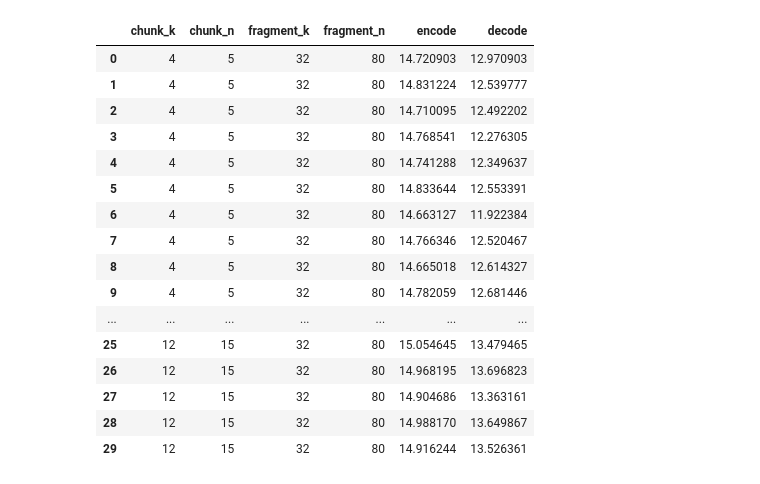
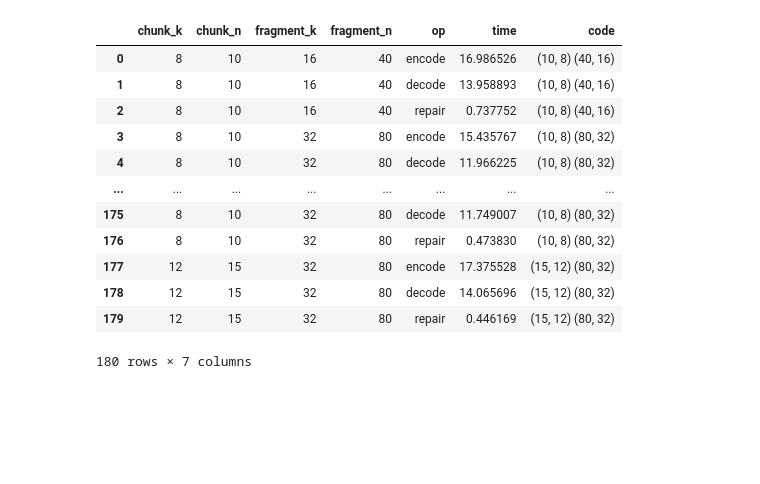
Before and after one commit to sgdxbc/esys, a Jupyter notebook: notebooks/coding-time.ipynb, the cells around one changed output. Drawn from its saved outputs; the diff is of its cells as text; code cells hidden in the pictures; blank space fills up the shorter version.

Commit message:
Update coding bench

```diff
--- a/notebooks/coding-time.ipynb
+++ b/notebooks/coding-time.ipynb
@@ -1,30 +1,27 @@
 # %%
 %config InlineBackend.figure_formats = ['svg']
 import pandas as pd
 import seaborn as sns
 from glob import glob
 sns.set_theme(style="ticks", font="Linux Biolinum O", font_scale=1.2)
 
-frames = [pd.read_csv(data) for data in glob('../coding-time_*.csv')]
+frames = [pd.read_csv(data) for data in glob('../coding-time_*/*/coding-time.csv')]
 data = pd.concat(frames, ignore_index=True)
+data['code'] = data.apply(lambda r: f'({r["chunk_n"]}, {r["chunk_k"]}) ({r["fragment_n"]}, {r["fragment_k"]})', axis=1)
 data
 # %% [output]
-|  | chunk_k | chunk_n | fragment_k | fragment_n | encode | decode |
-| 0 | 4 | 5 | 32 | 80 | 14.720903 | 12.970903 |
-| 1 | 4 | 5 | 32 | 80 | 14.831224 | 12.539777 |
-| 2 | 4 | 5 | 32 | 80 | 14.710095 | 12.492202 |
-| 3 | 4 | 5 | 32 | 80 | 14.768541 | 12.276305 |
-| 4 | 4 | 5 | 32 | 80 | 14.741288 | 12.349637 |
-| 5 | 4 | 5 | 32 | 80 | 14.833644 | 12.553391 |
-| 6 | 4 | 5 | 32 | 80 | 14.663127 | 11.922384 |
-| 7 | 4 | 5 | 32 | 80 | 14.766346 | 12.520467 |
-| 8 | 4 | 5 | 32 | 80 | 14.665018 | 12.614327 |
-| 9 | 4 | 5 | 32 | 80 | 14.782059 | 12.681446 |
-| ... | ... | ... | ... | ... | ... | ... |
-| 25 | 12 | 15 | 32 | 80 | 15.054645 | 13.479465 |
-| 26 | 12 | 15 | 32 | 80 | 14.968195 | 13.696823 |
-| 27 | 12 | 15 | 32 | 80 | 14.904686 | 13.363161 |
-| 28 | 12 | 15 | 32 | 80 | 14.988170 | 13.649867 |
-| 29 | 12 | 15 | 32 | 80 | 14.916244 | 13.526361 |
+|  | chunk_k | chunk_n | fragment_k | fragment_n | op | time | code |
+| 0 | 8 | 10 | 16 | 40 | encode | 16.986526 | (10, 8) (40, 16) |
+| 1 | 8 | 10 | 16 | 40 | decode | 13.958893 | (10, 8) (40, 16) |
+| 2 | 8 | 10 | 16 | 40 | repair | 0.737752 | (10, 8) (40, 16) |
+| 3 | 8 | 10 | 32 | 80 | encode | 15.435767 | (10, 8) (80, 32) |
+| 4 | 8 | 10 | 32 | 80 | decode | 11.966225 | (10, 8) (80, 32) |
+| ... | ... | ... | ... | ... | ... | ... | ... |
+| 175 | 8 | 10 | 32 | 80 | decode | 11.749007 | (10, 8) (80, 32) |
+| 176 | 8 | 10 | 32 | 80 | repair | 0.473830 | (10, 8) (80, 32) |
+| 177 | 12 | 15 | 32 | 80 | encode | 17.375528 | (15, 12) (80, 32) |
+| 178 | 12 | 15 | 32 | 80 | decode | 14.065696 | (15, 12) (80, 32) |
+| 179 | 12 | 15 | 32 | 80 | repair | 0.446169 | (15, 12) (80, 32) |
+180 rows × 7 columns
 # %%
 # palette = sns.color_palette('flare', n_colors=5)
```
Also changed, not shown: parts of 2 cells of this notebook, 2 other files.
